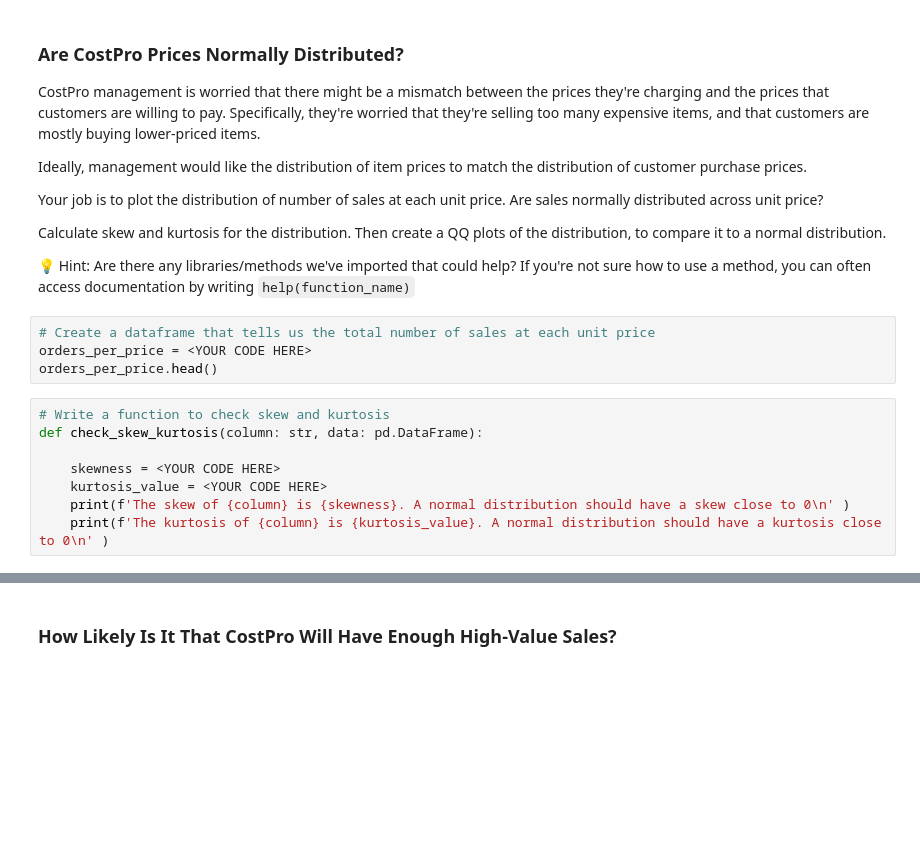
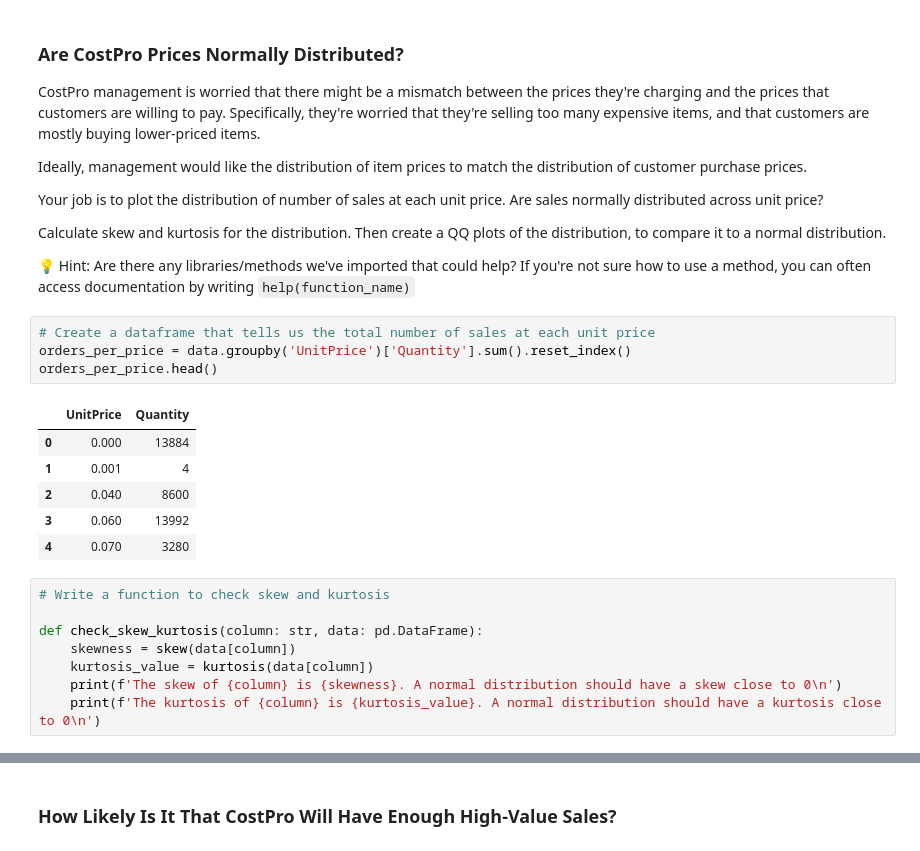
Before and after one commit to ReadyPlayerEmma/applied-statistics-learnings, a Jupyter notebook: Student_Week_2_CostPro_Customer_Behavior.ipynb, the cells around one changed output, grey strips where cells are left out. Drawn from its saved outputs; the diff is of its cells as text; blank space fills up the shorter version.

```diff
--- a/Student_Week_2_CostPro_Customer_Behavior.ipynb
+++ b/Student_Week_2_CostPro_Customer_Behavior.ipynb
@@ -186,15 +315,22 @@ Calculate skew and kurtosis for the distribution. Then create a QQ plots of the
 💡 Hint: Are there any libraries/methods we've imported that could help? If you're not sure how to use a method, you can often access documentation by writing `help(function_name)`
 # %%
 # Create a dataframe that tells us the total number of sales at each unit price
-orders_per_price = <YOUR CODE HERE>
+orders_per_price = data.groupby('UnitPrice')['Quantity'].sum().reset_index()
 orders_per_price.head()
+# %% [output]
+|  | UnitPrice | Quantity |
+| 0 | 0.000 | 13884 |
+| 1 | 0.001 | 4 |
+| 2 | 0.040 | 8600 |
+| 3 | 0.060 | 13992 |
+| 4 | 0.070 | 3280 |
 # %%
 # Write a function to check skew and kurtosis
+
 def check_skew_kurtosis(column: str, data: pd.DataFrame):
-
-    skewness = <YOUR CODE HERE>
-    kurtosis_value = <YOUR CODE HERE>
-    print(f'The skew of {column} is {skewness}. A normal distribution should have a skew close to 0\n' )
-    print(f'The kurtosis of {column} is {kurtosis_value}. A normal distribution should have a kurtosis close to 0\n' )
+    skewness = skew(data[column])
+    kurtosis_value = kurtosis(data[column])
+    print(f'The skew of {column} is {skewness}. A normal distribution should have a skew close to 0\n')
+    print(f'The kurtosis of {column} is {kurtosis_value}. A normal distribution should have a kurtosis close to 0\n')
 # %%
 ## Get the skew and Kurtosis for the distribution of the number of sales at each unit price
```
Also changed, not shown: parts of 17 cells of this notebook.
